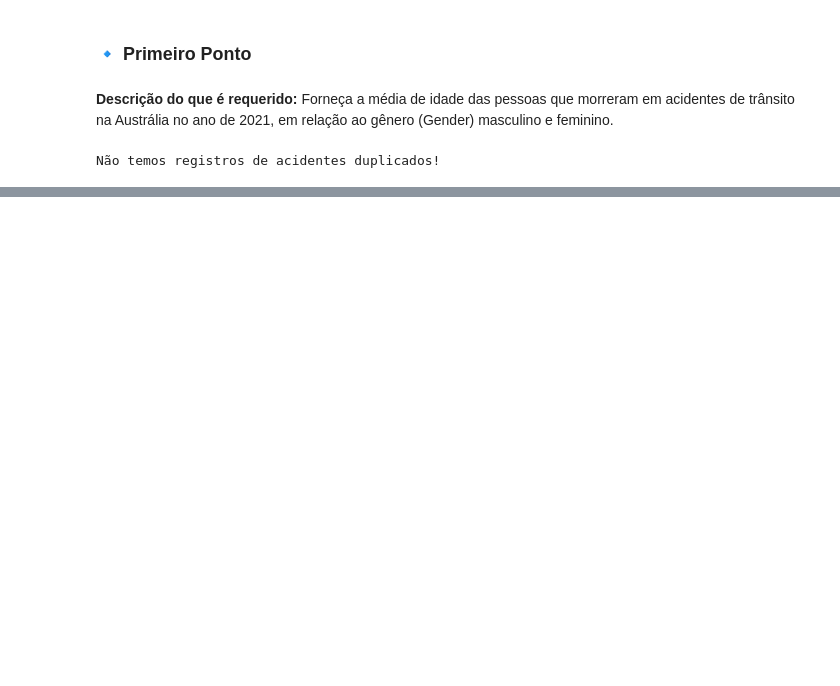
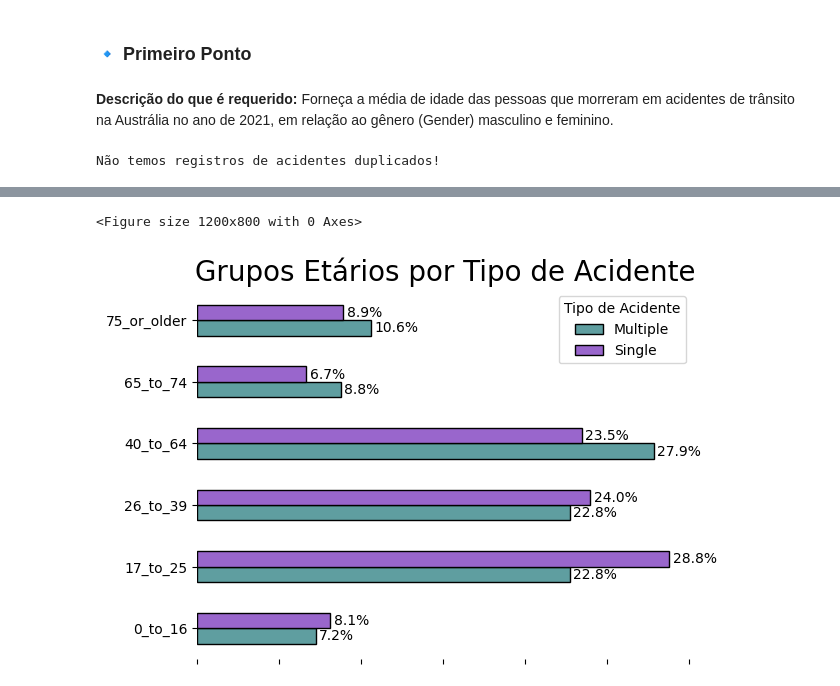
Before and after one commit to yasmws/ProcessoSeletivoStepps, a Jupyter notebook: ProcessoSeletivo_Stepps.ipynb, the cells around one changed output, grey strips where cells are left out. Cells and saved outputs as stored; diff of their text form; code cells hidden in the pictures; blank space fills up the shorter version.

```diff
--- a/ProcessoSeletivo_Stepps.ipynb
+++ b/ProcessoSeletivo_Stepps.ipynb
@@ -227,0 +312,5 @@ IndexError: ignored
+# %%
+df = pd.DataFrame()
+df = data.copy()
+df = df[['Crash Type', 'Age Group']]
+df.head(2)
@@ -227,0 +343,30 @@ IndexError: ignored
+# %%
+# Passamos agora para a parte de visualização dos nossos dados e construção dos nossos resultados.
+#Vamos entender, primeiro, o tamanho das nossas combinações de grupos existentes
+plt.figure(figsize=(12, 8))
+df_sizeGrouped = df.groupby(["Age Group", "Crash Type"]).size()
+df = df.rename(columns={'Crash Type': 'Tipo de Acidente'})
+df_sizeGrouped = df_sizeGrouped.unstack()
+df_percentage = df_sizeGrouped.div(df_sizeGrouped.sum(axis=0), axis=1) * 100
+
+colors = ['#5F9EA0', '#9966CC']
+
+ax = df_percentage.plot(kind='barh', stacked=False, color=colors, edgecolor='black', linewidth=1)
+ax.set_xticklabels([])
+for i in ax.patches:
+    width = i.get_width()
+    plt.text(width + 0.2, i.get_y() + 0.5 * i.get_height(), f"{width:.1f}%", va='center')
+
+# Remover as bordas do gráfico
+ax.spines['top'].set_visible(False)
+ax.spines['right'].set_visible(False)
+ax.spines['left'].set_visible(False)
+ax.spines['bottom'].set_visible(False)
+
+ax.set_ylabel("")
+ax.legend(title='Tipo de Acidente')
+plt.title('Grupos Etários por Tipo de Acidente', fontsize=20)
+plt.show()
+# %% [output]
+<Figure size 1200x800 with 0 Axes>
+[figure, added]
```
Also changed, not shown: parts of 26 cells of this notebook, 1 other file.
